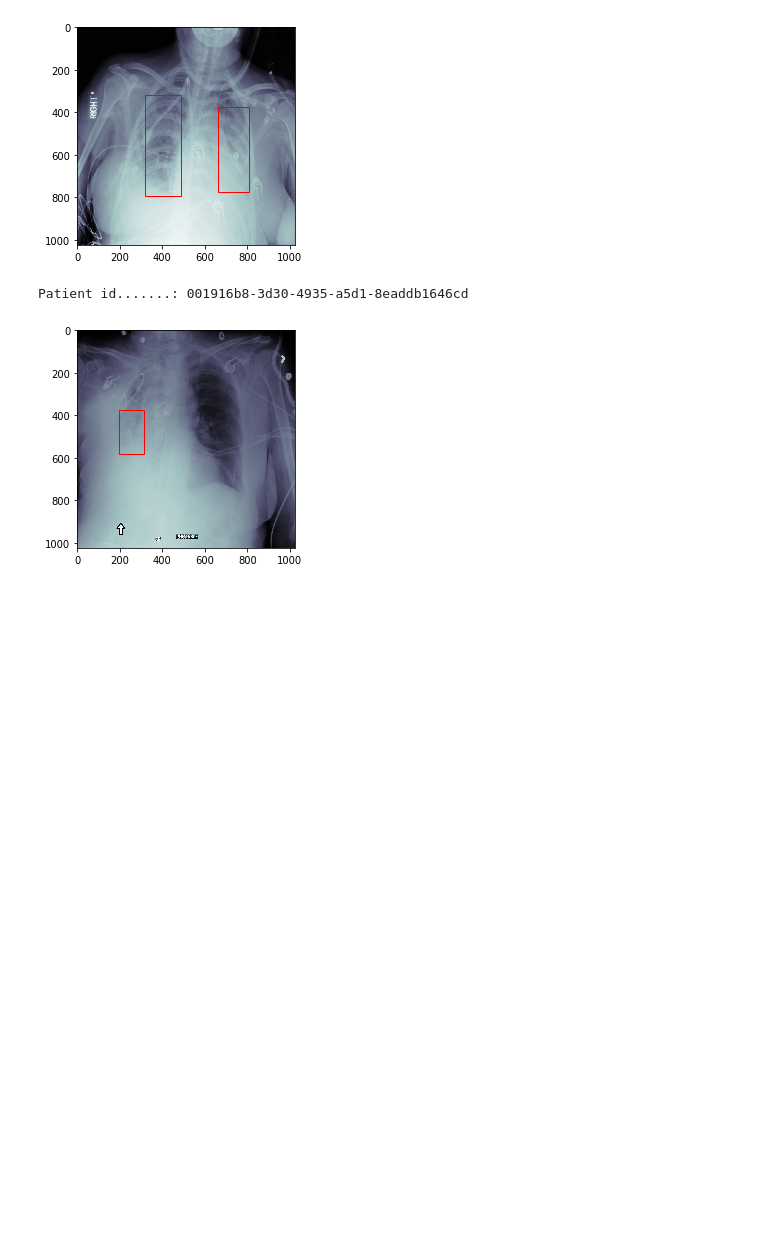
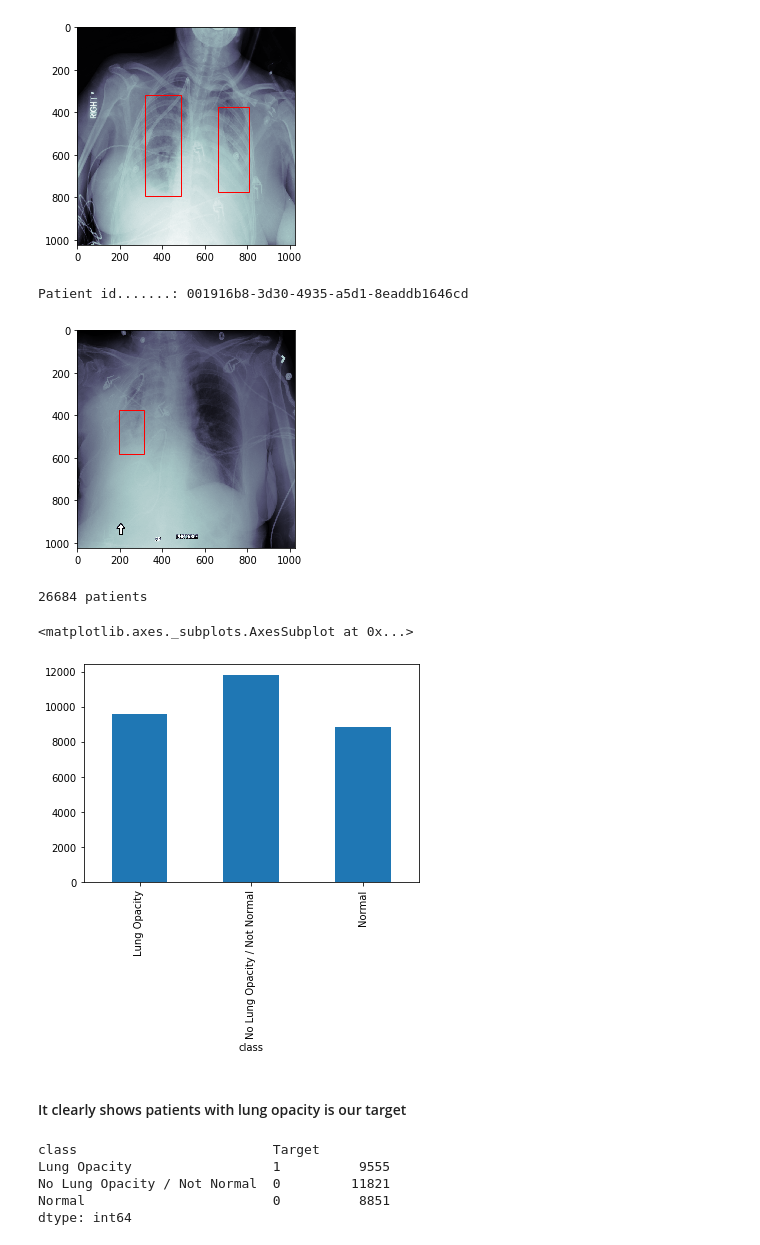
Before and after one commit to cubricmms/ProjectPneumonia, a Jupyter notebook: pneumonia.ipynb, the cells around one changed output. Cells and saved outputs as stored; diff of their text form; code cells hidden in the pictures; blank space fills up the shorter version.

```diff
--- a/pneumonia.ipynb
+++ b/pneumonia.ipynb
@@ -175,3 +193,20 @@ print_samples(df_1)
 # %% [output]
 Patient id.......: 001916b8-3d30-4935-a5d1-8eaddb1646cd
 [figure]
+# %%
+print(_df['patientId'].value_counts().shape[0], 'patients')
+_df.groupby('class').size().plot.bar()
+# %% [output]
+26684 patients
+<matplotlib.axes._subplots.AxesSubplot at 0x...>
+[figure, added]
+# %% [markdown]
+#### It clearly shows patients with lung opacity is our target
+# %%
+_df.groupby(["class", "Target"]).size()
+# %% [output]
+class                         Target
+Lung Opacity                  1          9555
+No Lung Opacity / Not Normal  0         11821
+Normal                        0          8851
+dtype: int64
```
Also changed, not shown: parts of 25 cells of this notebook.
